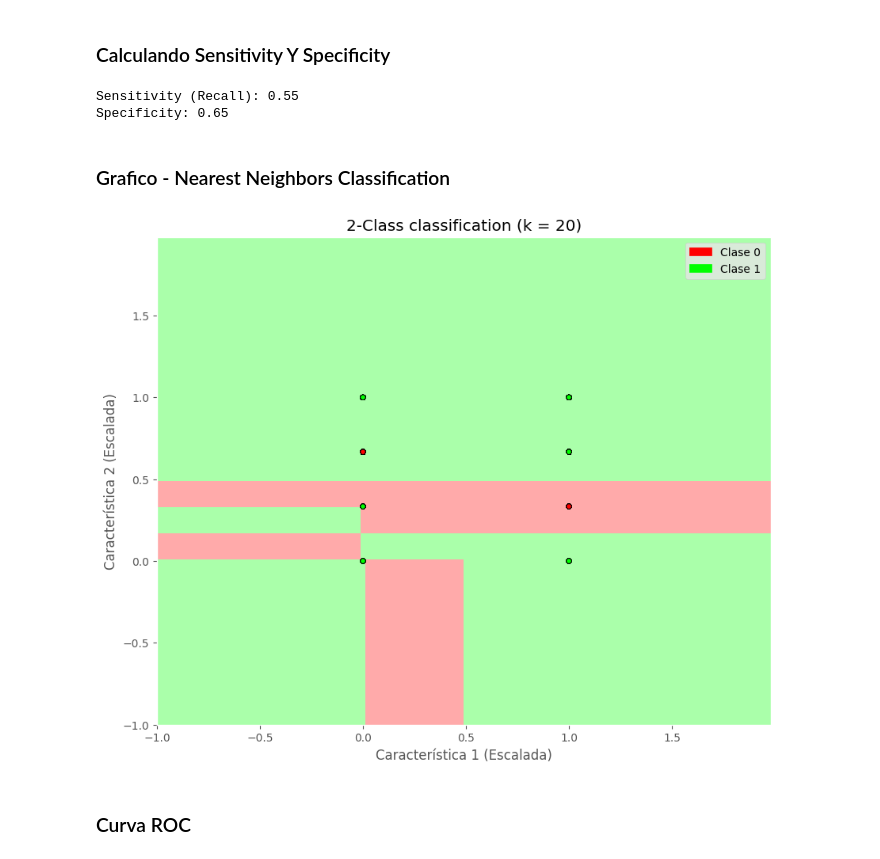
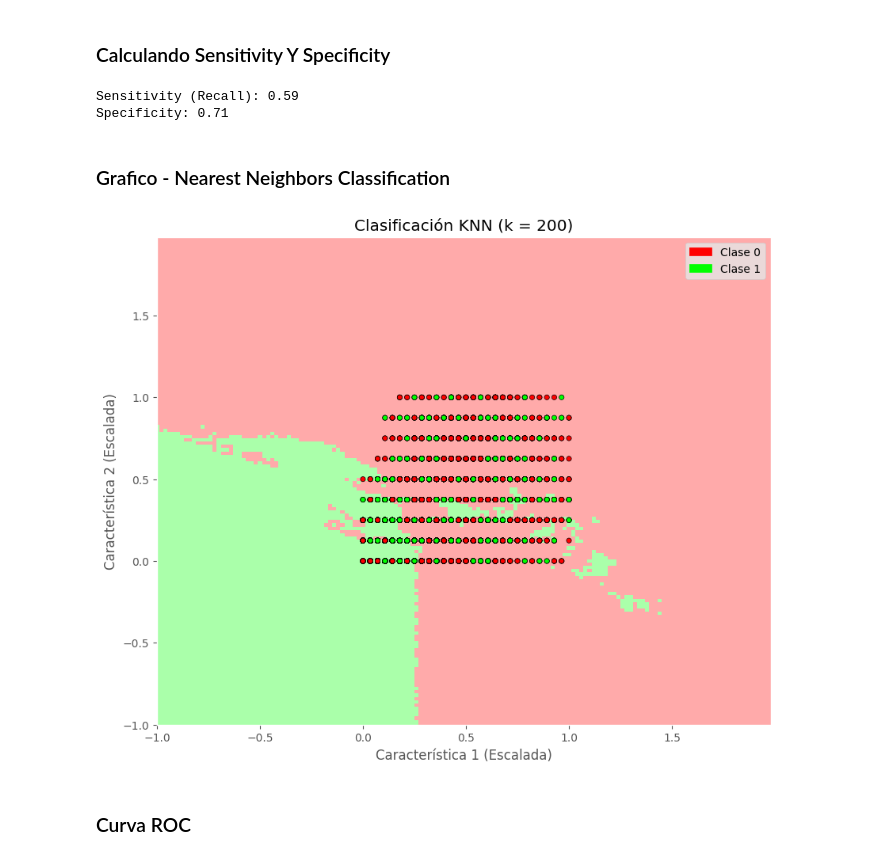
Before and after one commit to BrandonLCC/Informe_Tecnico_FMY0100, a Jupyter notebook: modelos/Clasificación/Modelo 2 - KNN.ipynb, the cells around one changed output. Drawn from its saved outputs; the diff is of its cells as text; code cells hidden in the pictures.

Commit message:
commit add modelo

```diff
--- a/modelos/Clasificación/Modelo 2 - KNN.ipynb
+++ b/modelos/Clasificación/Modelo 2 - KNN.ipynb
@@ -229,3 +226,7 @@ y = df_backup['MatchWinner'].values
+# %%
+
+X = df_backup[['MatchKills','MatchAssists','MatchHeadshots','RoundStartingEquipmentValue','RNonLethalGrenadesThrown','Team','Map']]
+y = df_backup[['RoundWinner']]
 # %% [markdown]
 ### Separación de los datos: entrenamiento y prueba
 # %%
@@ -239,7 +240,7 @@ X_test = scaler.transform(X_test)
 # %% [markdown]
 Intentos: 5 - 10 - 15 - 20 max (0.60)
 # %%
-n_neighbors = 20
+n_neighbors = 200
 
 knn = KNeighborsClassifier(n_neighbors)
 knn.fit(X_train, y_train)
@@ -292,45 +293,59 @@ specificity = tn / (tn + fp)
 print(f"Sensitivity (Recall): {sensitivity:.2f}")
 print(f"Specificity: {specificity:.2f}")
 # %% [output]
-Sensitivity (Recall): 0.55
-Specificity: 0.65
+Sensitivity (Recall): 0.59
+Specificity: 0.71
 # %% [markdown]
 ### Grafico - Nearest Neighbors Classification
 # %%
-# prompt: creame un grafico de Nearest Neighbors Classification
+import numpy as np
+import matplotlib.pyplot as plt
+from matplotlib.colors import ListedColormap
+import matplotlib.patches as mpatches
 
-# Crear un mapa de colores para la visualización
+# Crear un mapa de colores
 cmap_light = ListedColormap(['#FFAAAA', '#AAFFAA'])
 cmap_bold = ListedColormap(['#FF0000', '#00FF00'])
 
-# Visualizar los resultados de la clasificación KNN
-h = .02  # tamaño de paso en la malla
+# Paso de la malla
+h = .02
+
+# Rango para las dos primeras features
 x_min, x_max = X_test[:, 0].min() - 1, X_test[:, 0].max() + 1
 y_min, y_max = X_test[:, 1].min() - 1, X_test[:, 1].max() + 1
 xx, yy = np.meshgrid(np.arange(x_min, x_max, h),
                      np.arange(y_min, y_max, h))
-Z = knn.predict(np.c_[xx.ravel(), yy.ravel(), np.full_like(xx.ravel(), X_test[:, 2].mean())]) # Usar el promedio de la tercera característica
+
+# Número total de features esperadas por el modelo
+n_features = knn.n_features_in_
+
+# Construir matriz de inputs con el promedio para el resto de variables
+X_grid = np.tile(np.mean(X_test, axis=0), (xx.ravel().shape[0], 1))
+X_grid[:, 0] = xx.ravel()
+X_grid[:, 1] = yy.ravel()
+
+# Predecir clases
+Z = knn.predict(X_grid)
 Z = Z.reshape(xx.shape)
 
+# Graficar
 plt.figure(figsize=(10, 8))
-plt.pcolormesh(xx, yy, Z, cmap=cmap_light)
-
-# Trazar también los puntos de entrenamiento
-plt.scatter(X_test[:, 0], X_test[:, 1], c=y_test, cmap=cmap_bold, edgecolor='k', s=20)
+plt.pcolormesh(xx, yy, Z, cmap=cmap_light, shading='auto')
+plt.scatter(X_test[:, 0], X_test[:, 1], c=y_test.to_numpy().flatten(), cmap=cmap_bold, edgecolor='k', s=20)
 plt.xlim(xx.min(), xx.max())
 plt.ylim(yy.min(), yy.max())
-plt.title("2-Class classification (k = %i)" % n_neighbors)
+plt.title(f"Clasificación KNN (k = {knn.n_neighbors})")
 plt.xlabel('Característica 1 (Escalada)')
 plt.ylabel('Característica 2 (Escalada)')
 
-# Crear leyendas personalizadas
+# Leyenda
 patch_0 = mpatches.Patch(color='#FF0000', label='Clase 0')
 patch_1 = mpatches.Patch(color='#00FF00', label='Clase 1')
 plt.legend(handles=[patch_0, patch_1])
 
 plt.show()
 # %% [output]
-[figure, old version]
+[figure, new version]
 # %% [markdown]
 ### Curva ROC
 # %%
```
Also changed, not shown: parts of 11 cells of this notebook, 6 other files.
